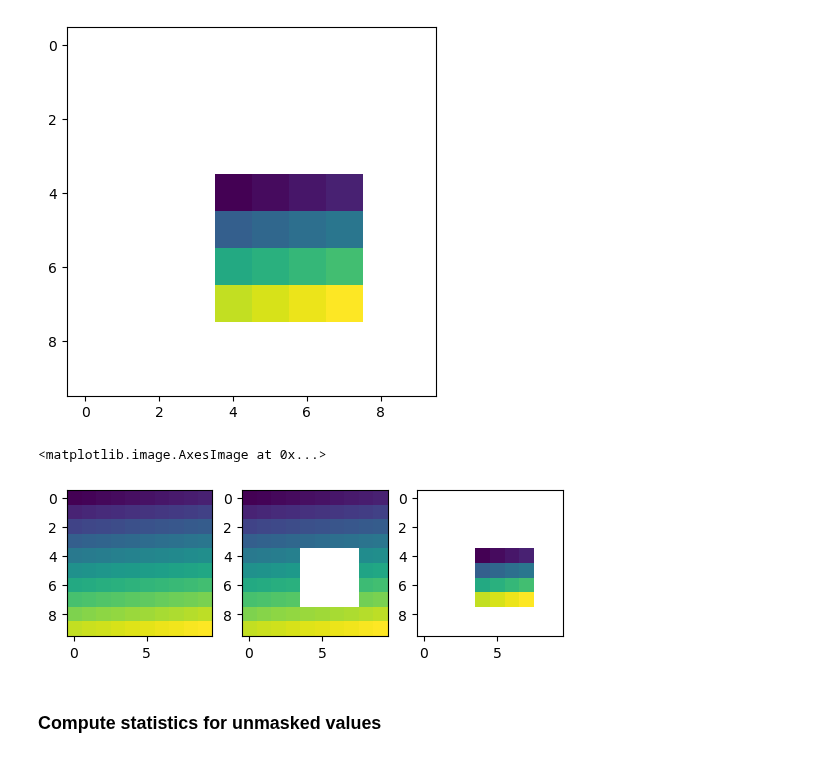
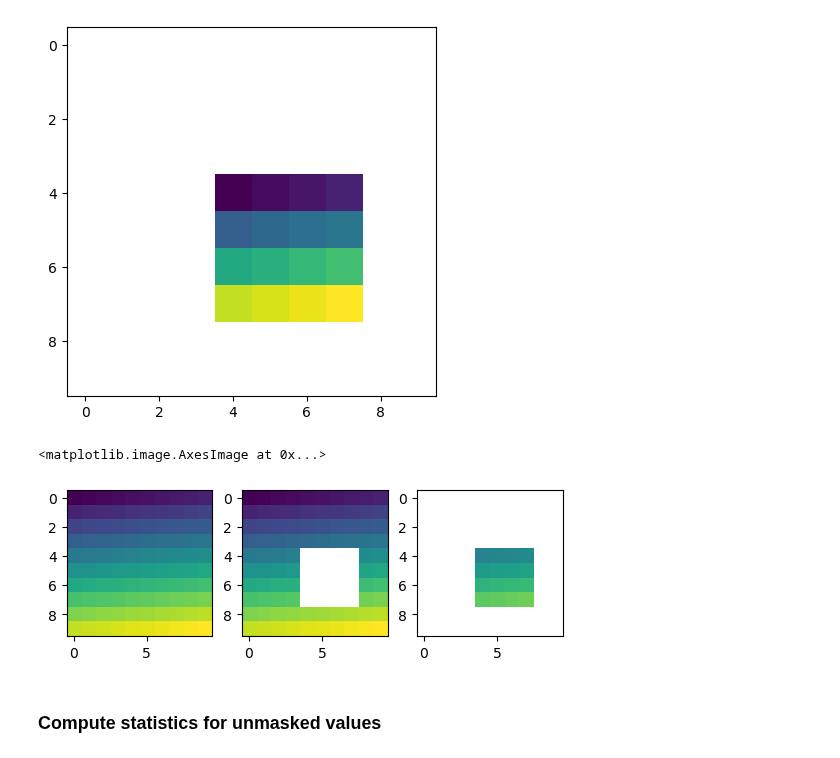
Before and after one commit to UW-GDA/jupyterbook, a Jupyter notebook: book/modules/05_Raster1_GDAL_rasterio_LS8/05_Raster1_Intro_array_masking_indexing.ipynb, the cells around one changed output. Cells and saved outputs as stored; diff of their text form; code cells hidden in the pictures.

```diff
--- a/book/modules/05_Raster1_GDAL_rasterio_LS8/05_Raster1_Intro_array_masking_indexing.ipynb
+++ b/book/modules/05_Raster1_GDAL_rasterio_LS8/05_Raster1_Intro_array_masking_indexing.ipynb
@@ -171,12 +203,13 @@ masked_array(
 [figure]
 # %%
 f, axa = plt.subplots(1, 3)
-axa[0].imshow(a)
-axa[1].imshow(b)
-axa[2].imshow(c)
+m = axa[0].imshow(a, vmin=a.min(), vmax=a.max())
+axa[1].imshow(b, vmin=a.min(), vmax=a.max())
+axa[2].imshow(c, vmin=a.min(), vmax=a.max())
+#plt.colorbar(m, ax=axa[2])
 # %% [output]
 <matplotlib.image.AxesImage at 0x...>
-[figure, old version]
+[figure, new version]
 # %% [markdown]
 ### Compute statistics for unmasked values
 # %%
```
Also changed, not shown: parts of 8 cells of this notebook, 3 other files.
